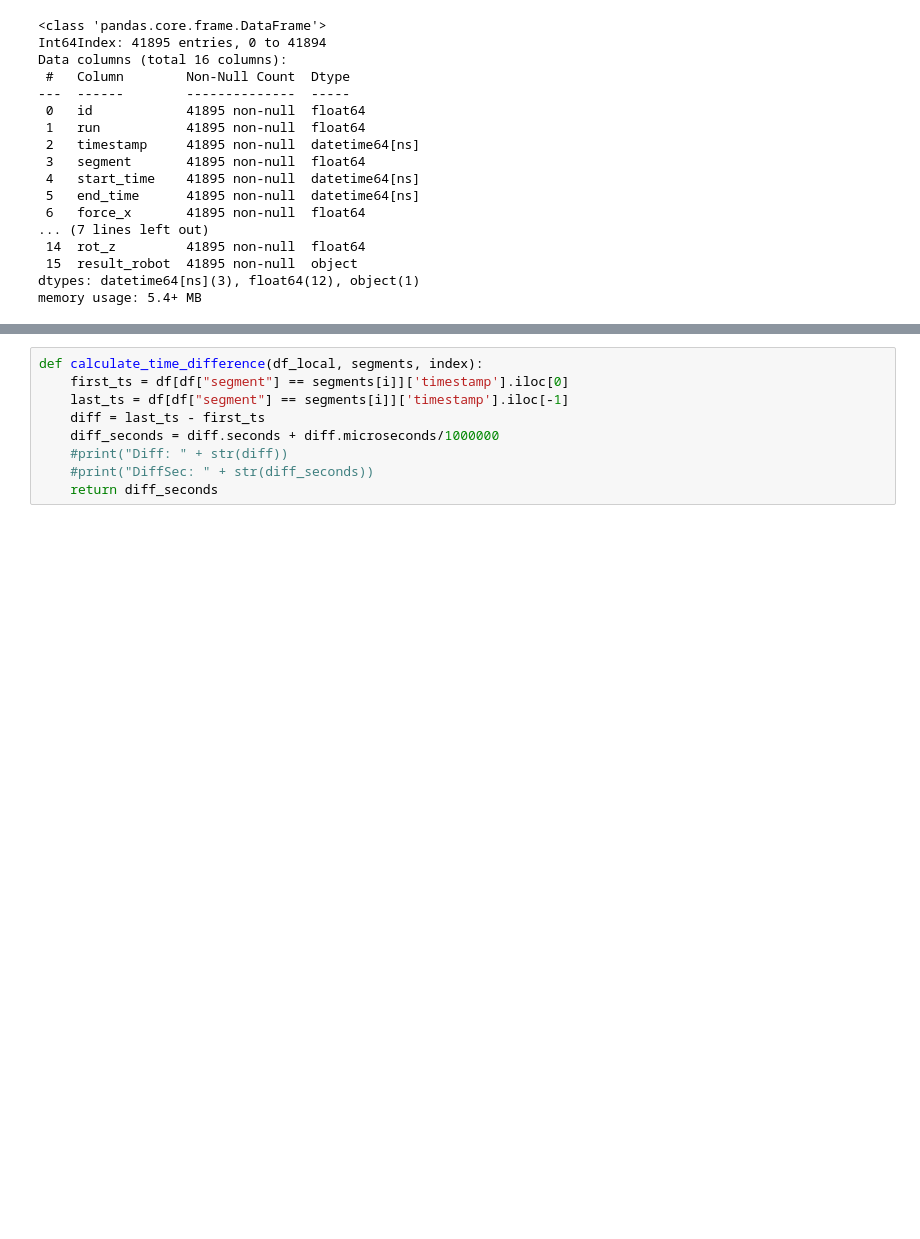
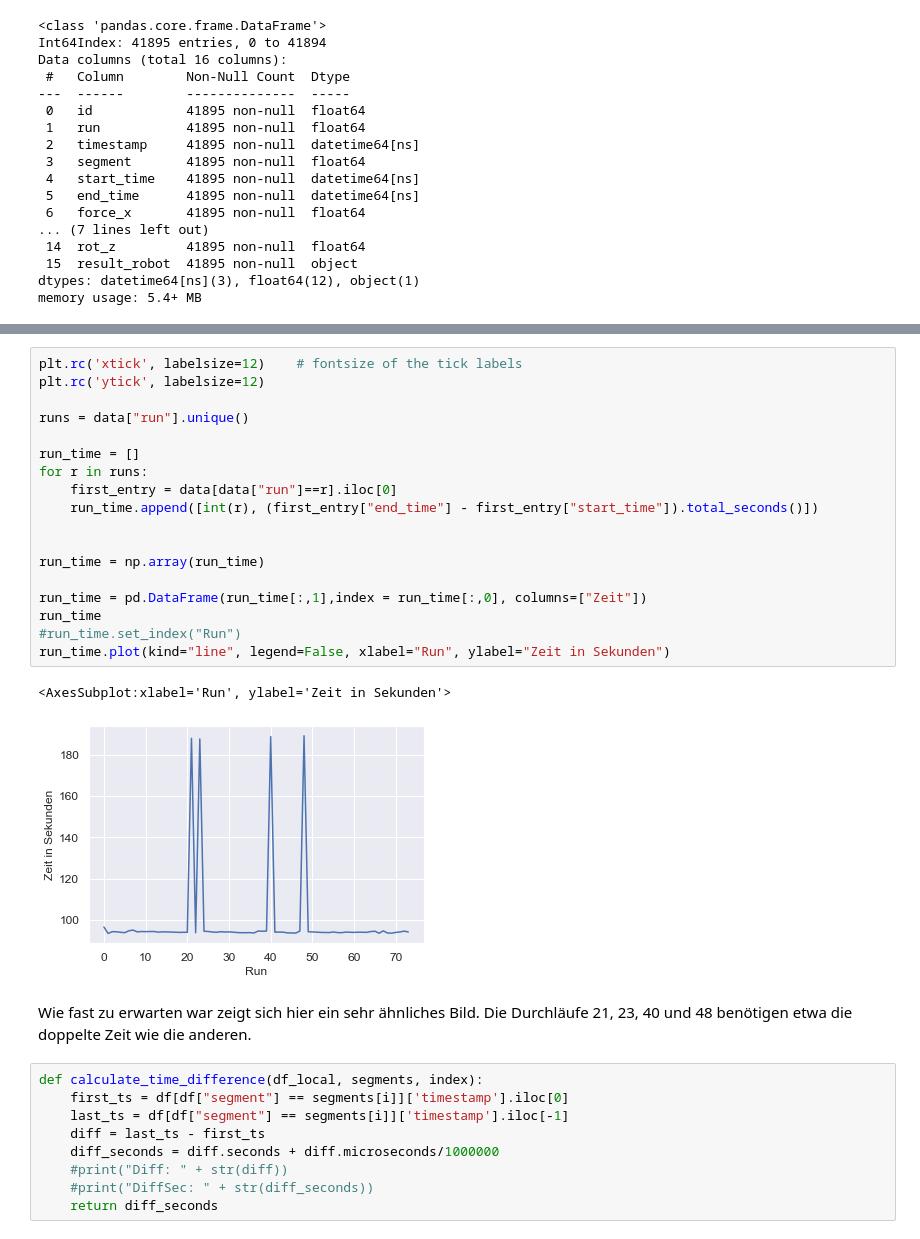
Before and after one commit to marvin353/SmartDataAnalytics_Gruppe1, a Jupyter notebook: Übungsblatt4/DataExploration_Marvin.ipynb, the cells around one changed output, grey strips where cells are left out. Saved outputs shown, nothing was run; the diff lists cells and outputs as text; blank space fills up the shorter version.

```diff
--- a/Übungsblatt4/DataExploration_Marvin.ipynb
+++ b/Übungsblatt4/DataExploration_Marvin.ipynb
@@ -108,3 +115,26 @@ len(df["segment"].unique())
+# %%
+plt.rc('xtick', labelsize=12)    # fontsize of the tick labels
+plt.rc('ytick', labelsize=12)
+
+runs = data["run"].unique()
+
+run_time = []
+for r in runs:
+    first_entry = data[data["run"]==r].iloc[0]
+    run_time.append([int(r), (first_entry["end_time"] - first_entry["start_time"]).total_seconds()])
+
+
+run_time = np.array(run_time)
+
+run_time = pd.DataFrame(run_time[:,1],index = run_time[:,0], columns=["Zeit"])
+run_time
+#run_time.set_index("Run")
+run_time.plot(kind="line", legend=False, xlabel="Run", ylabel="Zeit in Sekunden")
+# %% [output]
+<AxesSubplot:xlabel='Run', ylabel='Zeit in Sekunden'>
+[figure, added]
+# %% [markdown]
+Wie fast zu erwarten war zeigt sich hier ein sehr ähnliches Bild. Die Durchläufe 21, 23, 40 und 48 benötigen etwa die doppelte Zeit wie die anderen.
 # %%
 def calculate_time_difference(df_local, segments, index):
     first_ts = df[df["segment"] == segments[i]]['timestamp'].iloc[0]
```
Also changed, not shown: parts of 14 cells of this notebook.
